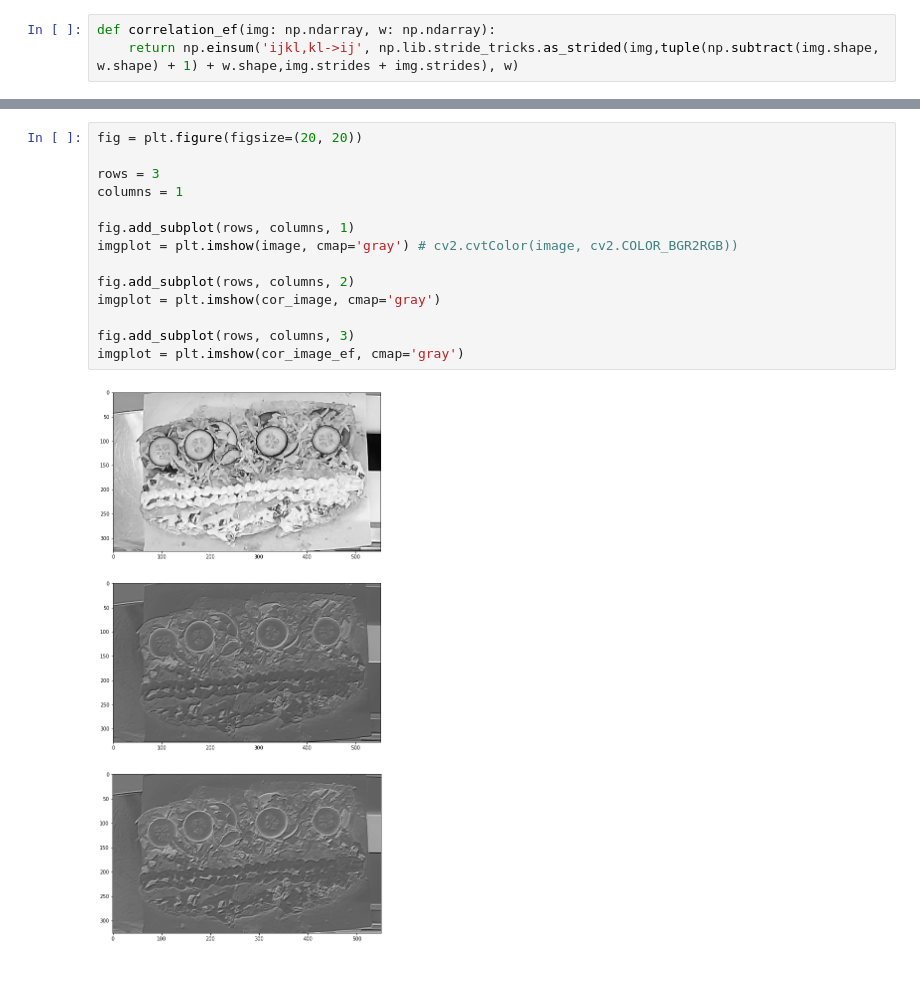
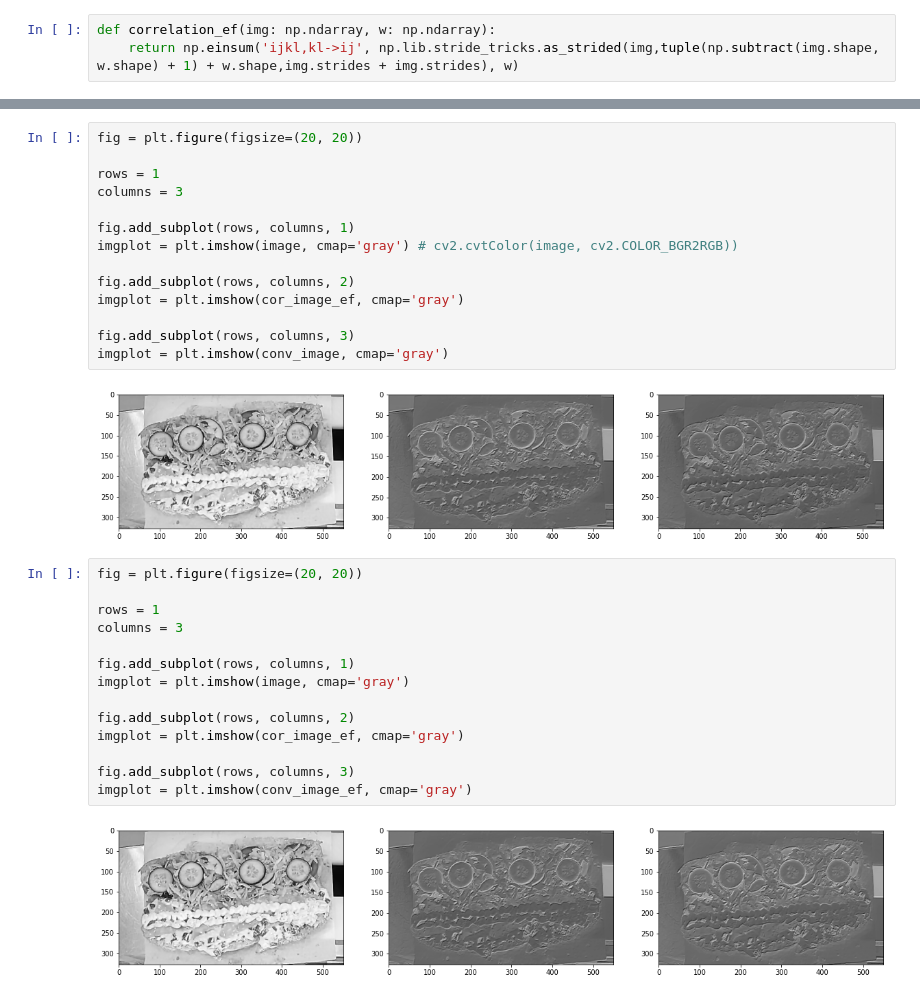
Before and after one commit to dinThea/efficient_im_processing, a Jupyter notebook: correlation_convolution.ipynb, the cells around one changed output, grey strips where cells are left out. Cells and saved outputs as stored; diff of their text form.

```diff
--- a/correlation_convolution.ipynb
+++ b/correlation_convolution.ipynb
@@ -52,16 +53,32 @@ Wall time: 5.99 ms
 # %%
 fig = plt.figure(figsize=(20, 20))
 
-rows = 3
-columns = 1
+rows = 1
+columns = 3
 
 fig.add_subplot(rows, columns, 1)
 imgplot = plt.imshow(image, cmap='gray') # cv2.cvtColor(image, cv2.COLOR_BGR2RGB))
 
 fig.add_subplot(rows, columns, 2)
-imgplot = plt.imshow(cor_image, cmap='gray')
+imgplot = plt.imshow(cor_image_ef, cmap='gray')
 
 fig.add_subplot(rows, columns, 3)
-imgplot = plt.imshow(cor_image_ef, cmap='gray')
+imgplot = plt.imshow(conv_image, cmap='gray')
 # %% [output]
-[figure, old version]
+[figure, new version]
+# %%
+fig = plt.figure(figsize=(20, 20))
+
+rows = 1
+columns = 3
+
+fig.add_subplot(rows, columns, 1)
+imgplot = plt.imshow(image, cmap='gray')
+
+fig.add_subplot(rows, columns, 2)
+imgplot = plt.imshow(cor_image_ef, cmap='gray')
+
+fig.add_subplot(rows, columns, 3)
+imgplot = plt.imshow(conv_image_ef, cmap='gray')
+# %% [output]
+[figure, added]
```
Also changed, not shown: parts of 4 cells of this notebook.
